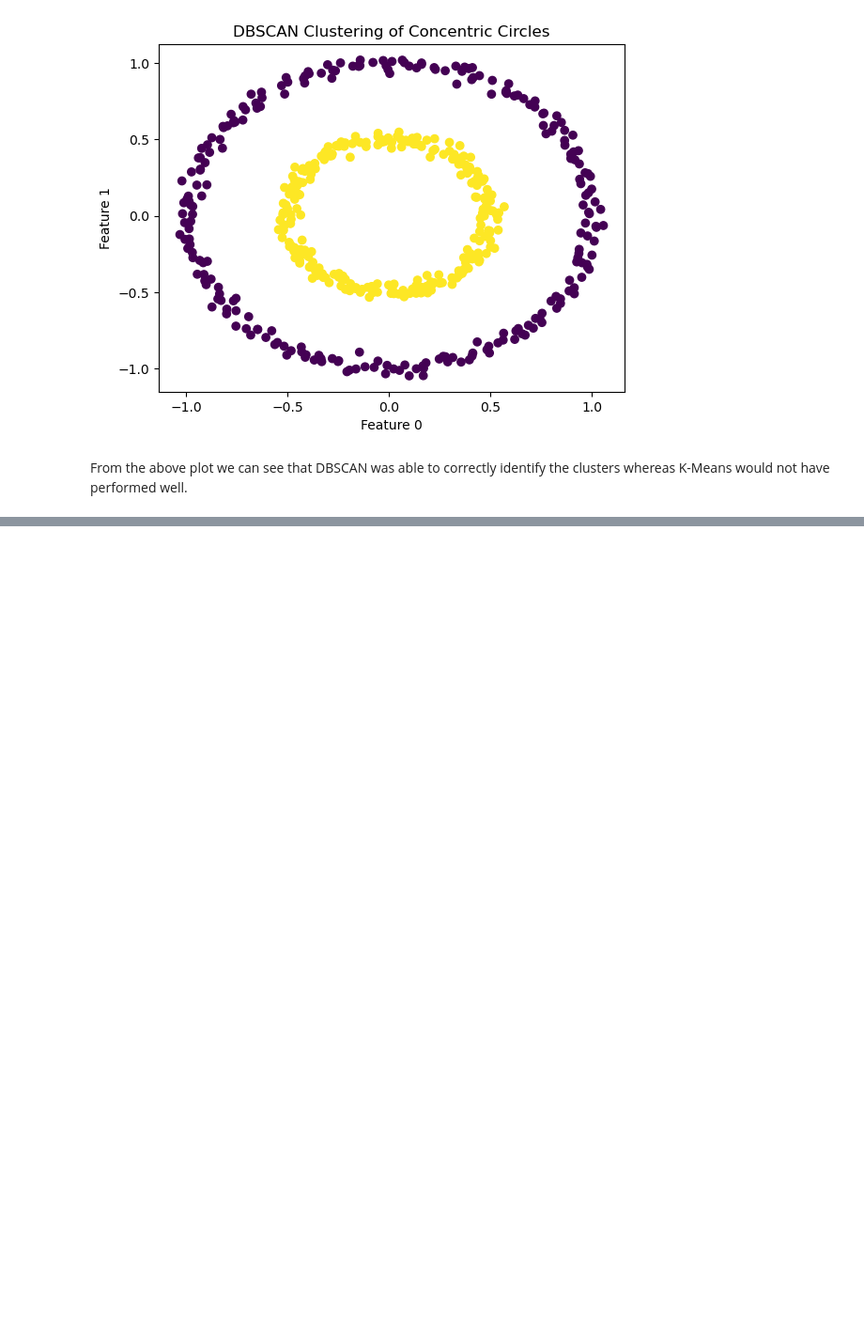
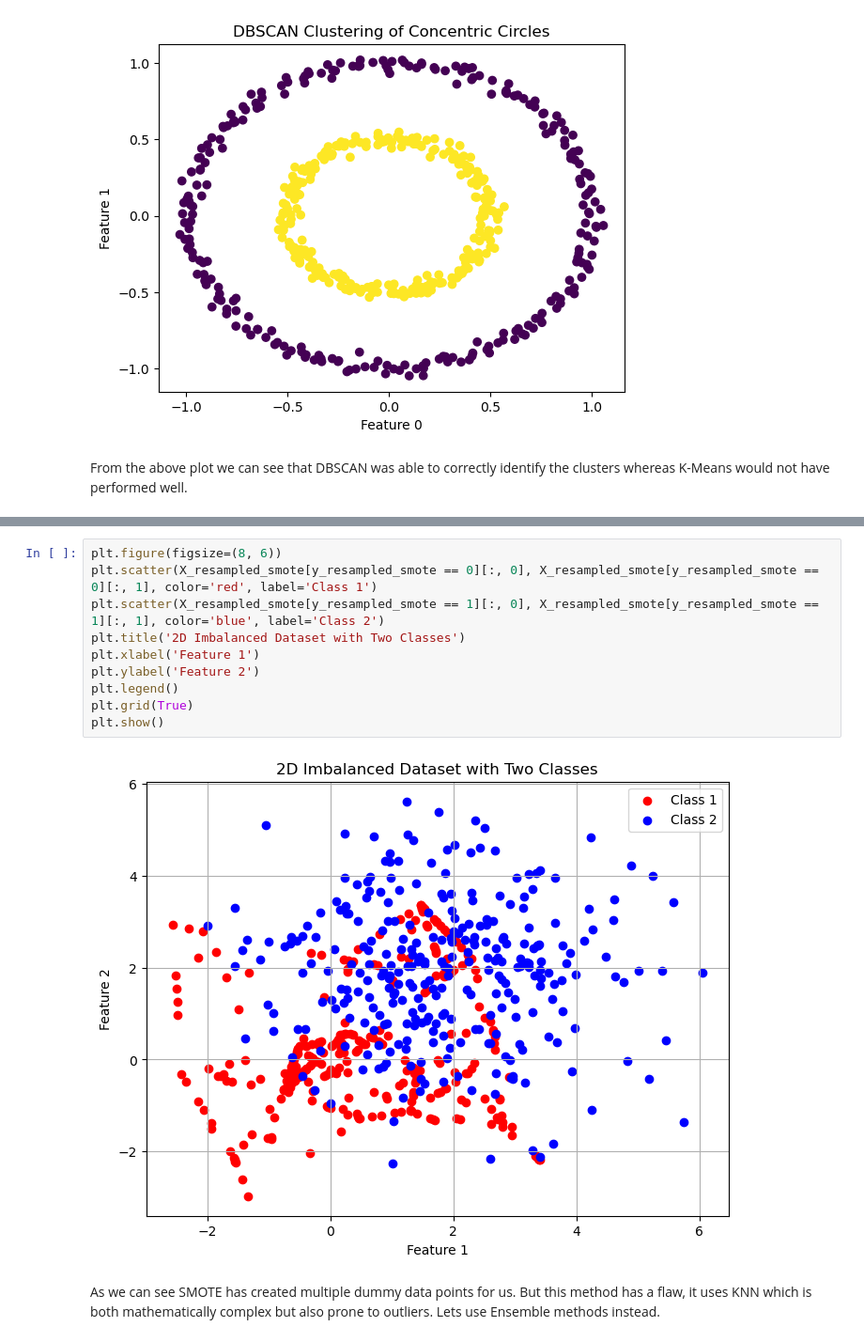
Before and after one commit to itsanishsingh/task-xgboost-dbscan, a Jupyter notebook: task_xgboost_dbscan.ipynb, the cells around one changed output, grey strips where cells are left out. Shown at 94% size. Drawn from its saved outputs; the diff is of its cells as text; blank space fills up the shorter version.

```diff
--- a/task_xgboost_dbscan.ipynb
+++ b/task_xgboost_dbscan.ipynb
@@ -91,0 +143,14 @@ From the above plot we can see that DBSCAN was able to correctly identify the cl
+# %%
+plt.figure(figsize=(8, 6))
+plt.scatter(X_resampled_smote[y_resampled_smote == 0][:, 0], X_resampled_smote[y_resampled_smote == 0][:, 1], color='red', label='Class 1')
+plt.scatter(X_resampled_smote[y_resampled_smote == 1][:, 0], X_resampled_smote[y_resampled_smote == 1][:, 1], color='blue', label='Class 2')
+plt.title('2D Imbalanced Dataset with Two Classes')
+plt.xlabel('Feature 1')
+plt.ylabel('Feature 2')
+plt.legend()
+plt.grid(True)
+plt.show()
+# %% [output]
+[figure, added]
+# %% [markdown]
+As we can see SMOTE has created multiple dummy data points for us. But this method has a flaw, it uses KNN which is both mathematically complex but also prone to outliers. Lets use Ensemble methods instead.
```
Also changed, not shown: parts of 13 cells of this notebook.
